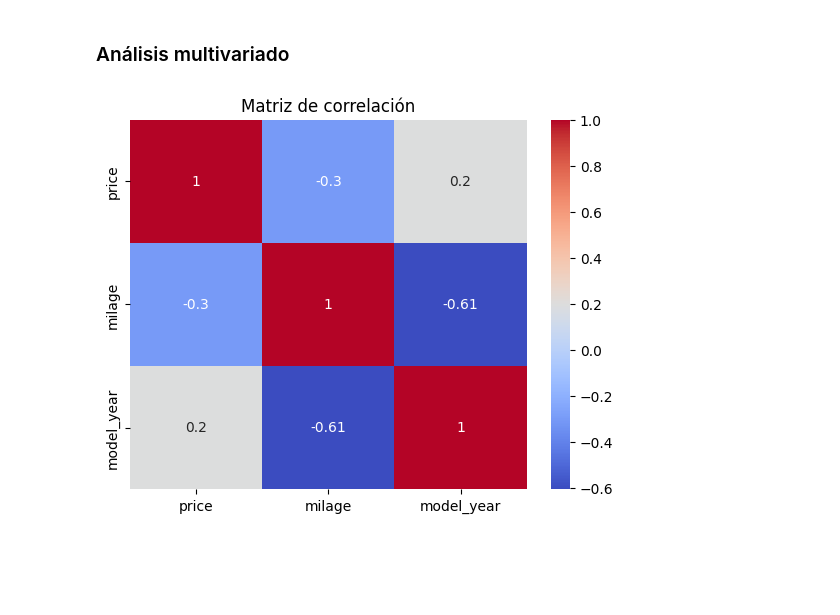
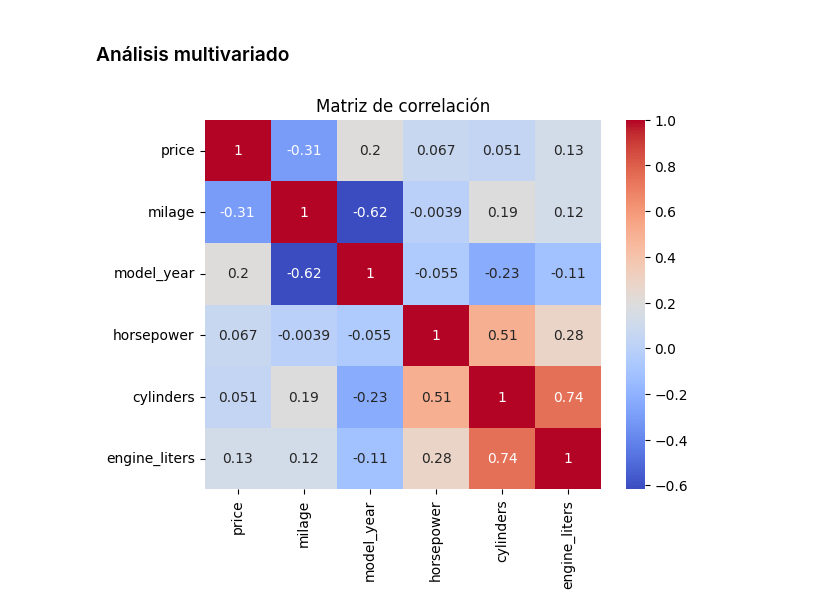
Before and after one commit to Bootcamp-Data-Analyst/Problema-de-regresi-n, a Jupyter notebook: EDA.ipynb, the cells around one changed output. Saved outputs shown, nothing was run; the diff lists cells and outputs as text; code cells hidden in the pictures; blank space fills up the shorter version.

```diff
--- a/EDA.ipynb
+++ b/EDA.ipynb
@@ -89,0 +15,2 @@ Como las millas no pueden ser negativas, establecemos el lower_bound a cero
+# %%
+df = pd.read_csv('../clean/used_cars_cleaned.csv')
@@ -340,9 +887,9 @@ sns.boxplot(
 # %% [markdown]
 ### Análisis multivariado
 # %%
-corr = df_clean[['price', 'milage', 'model_year']].corr()
+corr = df[['price', 'milage', 'model_year','horsepower','cylinders','engine_liters']].corr()
 sns.heatmap(corr, annot=True, cmap='coolwarm')
 plt.title('Matriz de correlación')
 plt.show()
 # %% [output]
-[figure, old version]
+[figure, new version]
```
Also changed, not shown: parts of 142 cells of this notebook.
